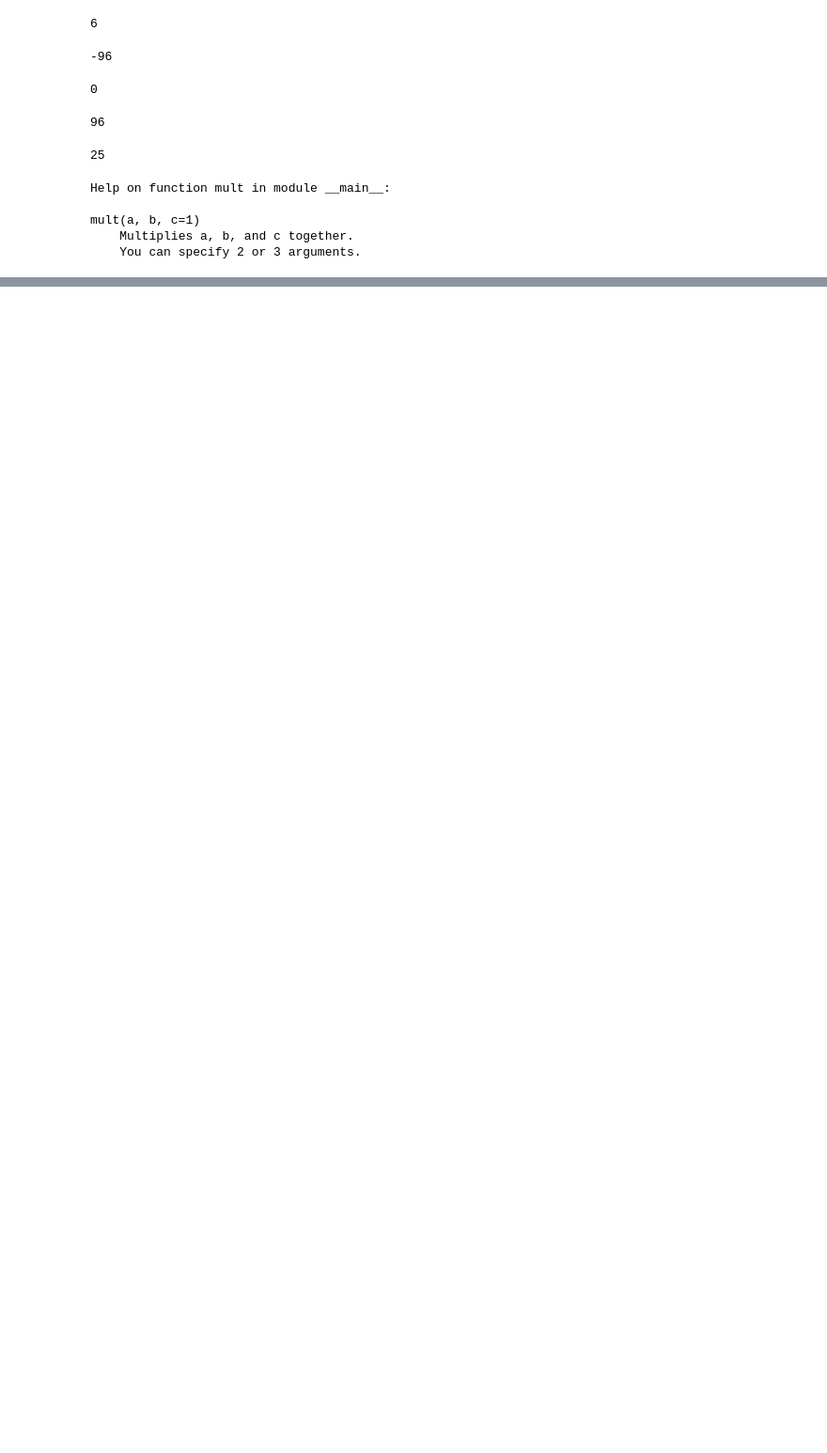
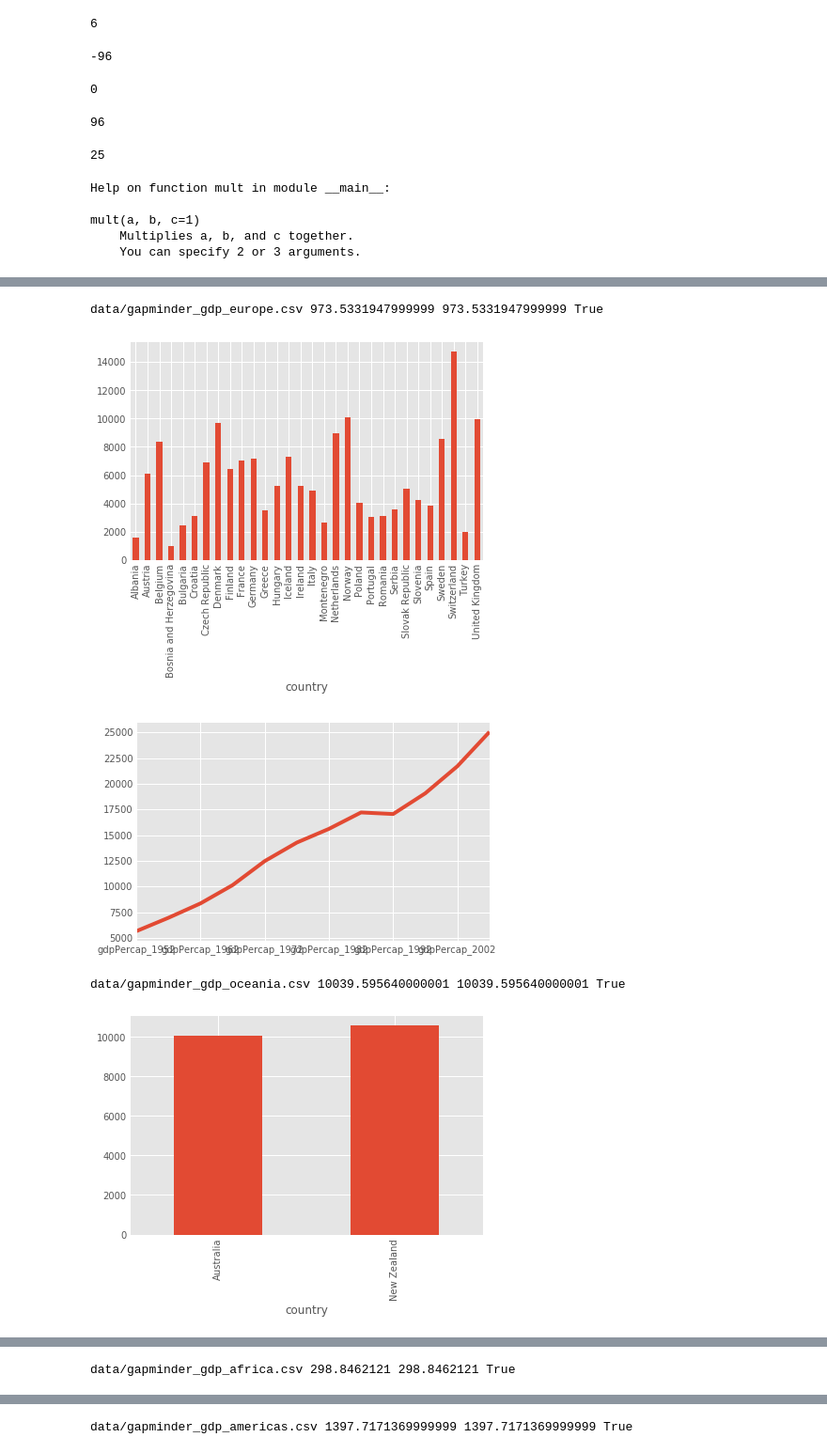
Before and after one commit to rbavery/2020-02-06-jpl, a Jupyter notebook: practice.ipynb, the cells around one changed output, grey strips where cells are left out. Shown at 94% size. Cells and saved outputs as stored; diff of their text form; code cells hidden in the pictures; blank space fills up the shorter version.

```diff
--- a/practice.ipynb
+++ b/practice.ipynb
@@ -1183,0 +1186,9 @@ mult(a, b, c=1)
+# %%
+def gapminder_plot(filename):
+    data = pd.read_csv(filename, index_col='country')
+    minimum = data.gdpPercap_1952.min() # you can use it instead of .loc[]
+    minimum_alt = data.describe().loc['min', 'gdpPercap_1952']
+    print(filename, minimum, minimum_alt, minimum == minimum_alt)
+
+    data.gdpPercap_1952.plot(kind='bar')
+    plt.show()
@@ -1183,0 +1208,12 @@ mult(a, b, c=1)
+# %%
+for filename in datasets:
+    gapminder_plot(filename)
+    plt.show()
+    plot_mean_gdp(filename)
+    plt.show()
+# %% [output]
+data/gapminder_gdp_europe.csv 973.5331947999999 973.5331947999999 True
+[figure, added]
+[figure, added]
+data/gapminder_gdp_oceania.csv 10039.595640000001 10039.595640000001 True
+[figure, added]
@@ -1183,0 +1221 @@ mult(a, b, c=1)
+data/gapminder_gdp_africa.csv 298.8462121 298.8462121 True
@@ -1183,0 +1224 @@ mult(a, b, c=1)
+data/gapminder_gdp_americas.csv 1397.7171369999999 1397.7171369999999 True
```
Also changed, not shown: parts of 8 cells of this notebook.
